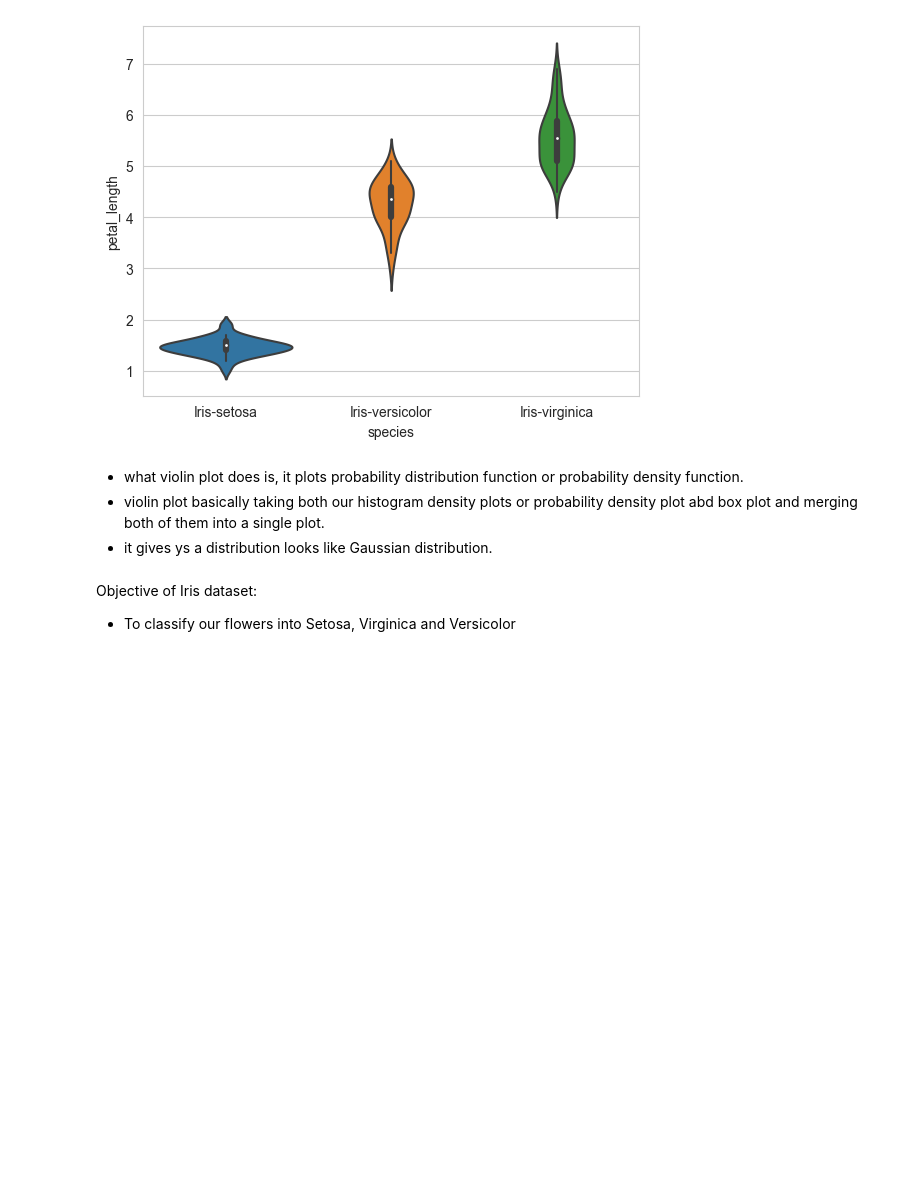
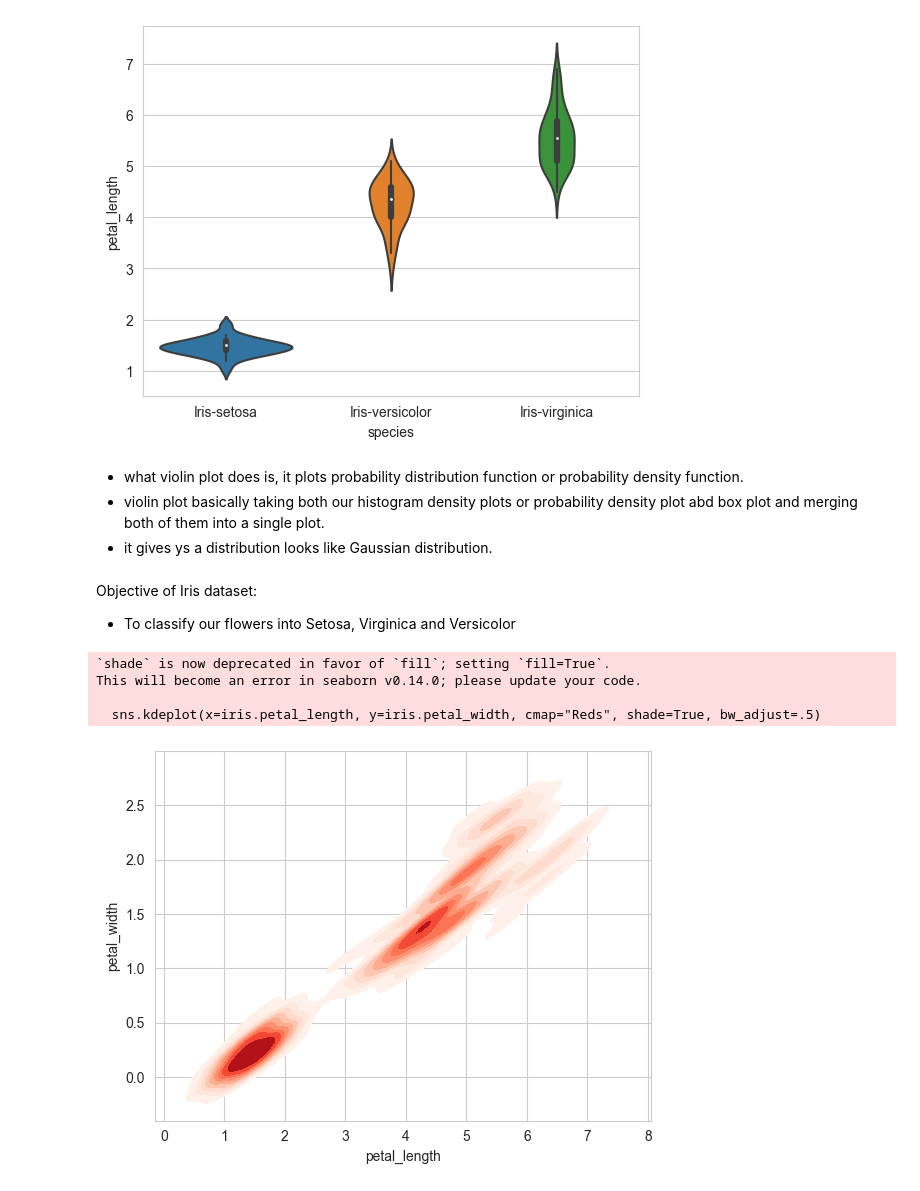
Before and after one commit to thisispawann/data-science-fundamentals, a Jupyter notebook: eda-data-visualization/iris.ipynb, the cells around one changed output. Saved outputs shown, nothing was run; the diff lists cells and outputs as text; code cells hidden in the pictures; blank space fills up the shorter version.

Commit message:
multivariate probability density and contour plot

```diff
--- a/eda-data-visualization/iris.ipynb
+++ b/eda-data-visualization/iris.ipynb
@@ -197,0 +205,11 @@ Objective of Iris dataset:
+# %%
+
+# custom the color, add shade and bandwidth
+sns.kdeplot(x=iris.petal_length, y=iris.petal_width, cmap="Reds", shade=True, bw_adjust=.5)
+plt.show()
+# %% [output]
+`shade` is now deprecated in favor of `fill`; setting `fill=True`.
+This will become an error in seaborn v0.14.0; please update your code.
+
+  sns.kdeplot(x=iris.petal_length, y=iris.petal_width, cmap="Reds", shade=True, bw_adjust=.5)
+[figure, added]
```
Also changed, not shown: parts of 3 cells of this notebook.
